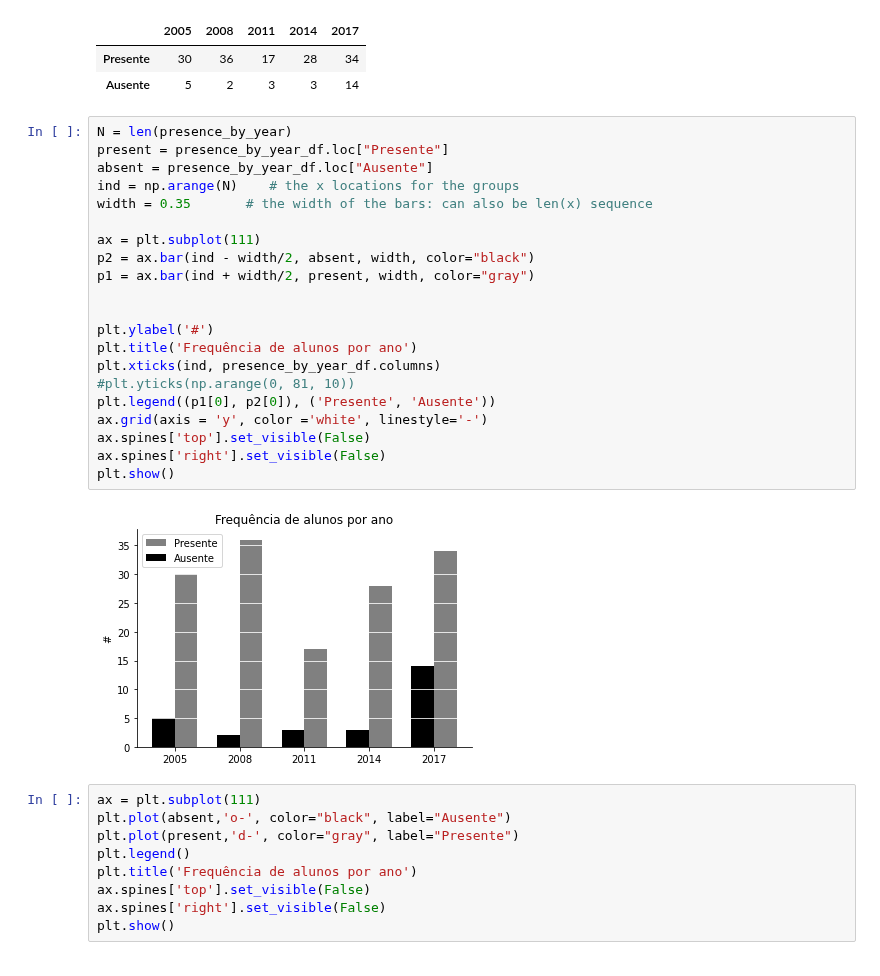
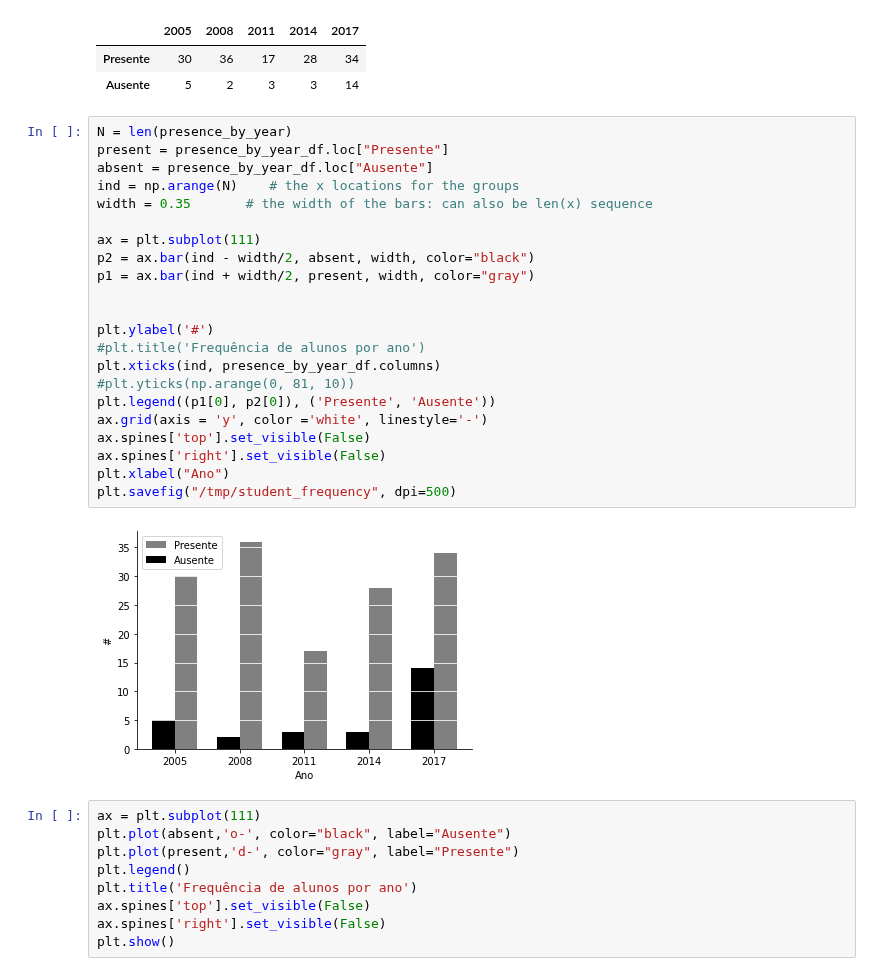
Before and after one commit to renan-cunha/KDD-Enade-Computing, a Jupyter notebook: notebooks/absent_and_blank.ipynb, the cells around one changed output. Cells and saved outputs as stored; diff of their text form.

```diff
--- a/absent_and_blank.ipynb
+++ b/notebooks/absent_and_blank.ipynb
@@ -154,26 +154,27 @@ presence_by_year_df.fillna(0).astype(int)
 # %%
 N = len(presence_by_year)
 present = presence_by_year_df.loc["Presente"]
 absent = presence_by_year_df.loc["Ausente"]
 ind = np.arange(N)    # the x locations for the groups
 width = 0.35       # the width of the bars: can also be len(x) sequence
 
 ax = plt.subplot(111)
 p2 = ax.bar(ind - width/2, absent, width, color="black")
 p1 = ax.bar(ind + width/2, present, width, color="gray")
 
 
 plt.ylabel('#')
-plt.title('Frequência de alunos por ano')
+#plt.title('Frequência de alunos por ano')
 plt.xticks(ind, presence_by_year_df.columns)
 #plt.yticks(np.arange(0, 81, 10))
 plt.legend((p1[0], p2[0]), ('Presente', 'Ausente'))
 ax.grid(axis = 'y', color ='white', linestyle='-')
 ax.spines['top'].set_visible(False)
 ax.spines['right'].set_visible(False)
-plt.show()
+plt.xlabel("Ano")
+plt.savefig("/tmp/student_frequency", dpi=500)
 # %% [output]
-[figure, old version]
+[figure, new version]
 # %%
 ax = plt.subplot(111)
 plt.plot(absent,'o-', color="black", label="Ausente")
```
Also changed, not shown: 2 other files.
